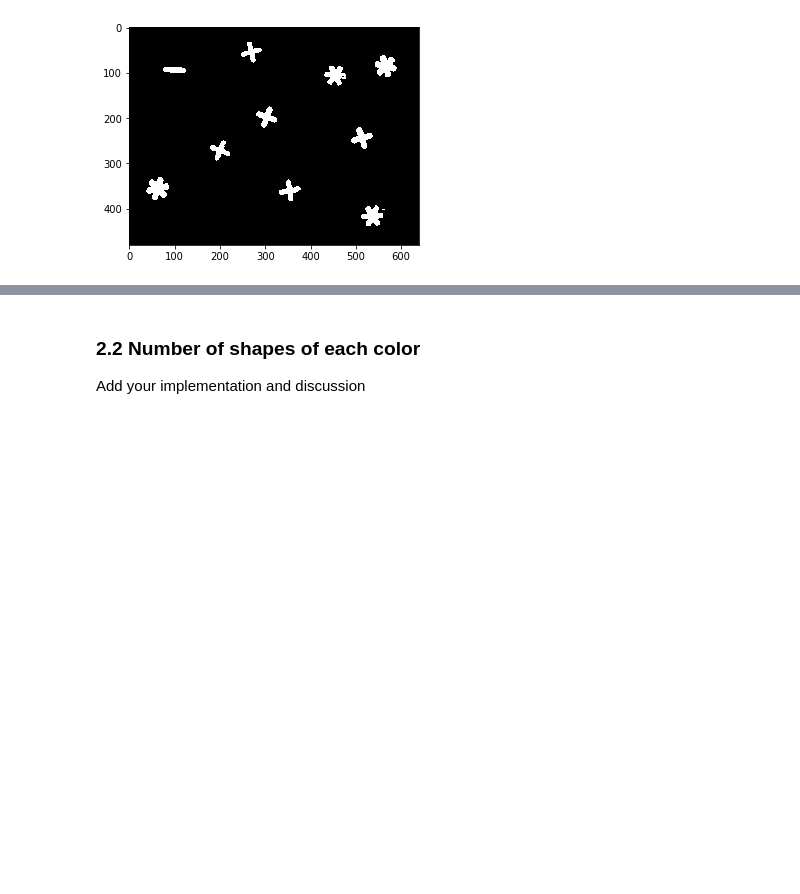
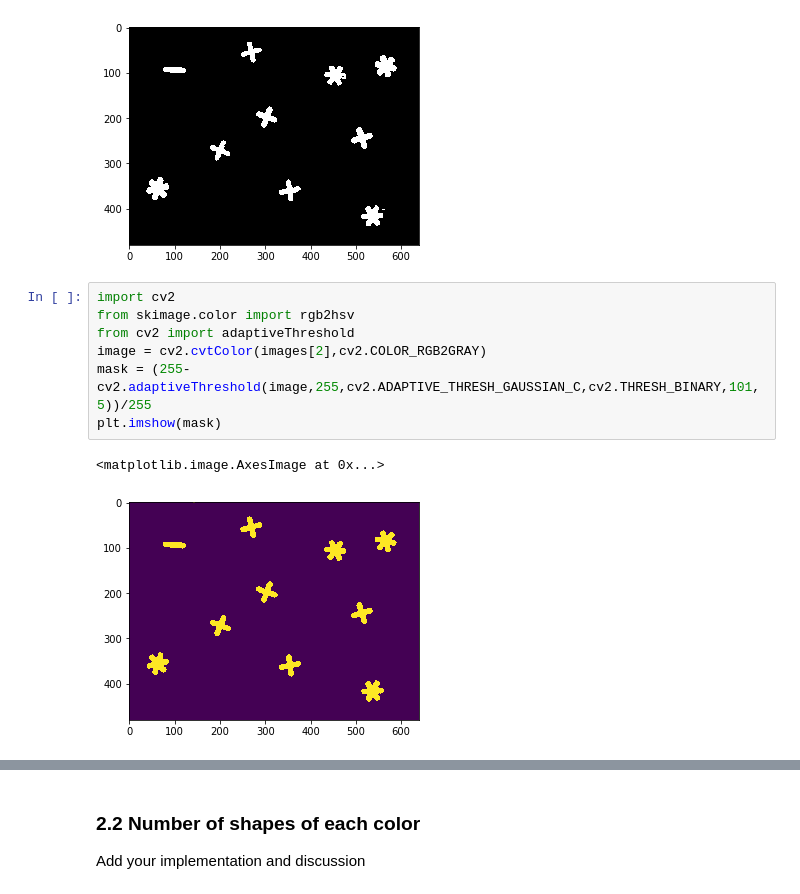
Before and after one commit to Jiang15/Image_analysis_and_pattern-recognition, a Jupyter notebook: Lab 1/lab1.ipynb, the cells around one changed output, grey strips where cells are left out. Saved outputs shown, nothing was run; the diff lists cells and outputs as text; blank space fills up the shorter version.

```diff
--- a/Lab 1/lab1.ipynb
+++ b/Lab 1/lab1.ipynb
@@ -786,6 +794,16 @@ plt.imshow(mask,cmap= 'gray')
 # %% [output]
 <matplotlib.image.AxesImage at 0x...>
 [figure]
+# %%
+import cv2
+from skimage.color import rgb2hsv
+from cv2 import adaptiveThreshold
+image = cv2.cvtColor(images[2],cv2.COLOR_RGB2GRAY)
+mask = (255-cv2.adaptiveThreshold(image,255,cv2.ADAPTIVE_THRESH_GAUSSIAN_C,cv2.THRESH_BINARY,101,5))/255
+plt.imshow(mask)
+# %% [output]
+<matplotlib.image.AxesImage at 0x...>
+[figure, added]
 # %%
 # normalize intensity and white balance on foreground objects
 from skimage.color import rgb2hsv, hsv2rgb
```
Also changed, not shown: parts of 7 cells of this notebook.
